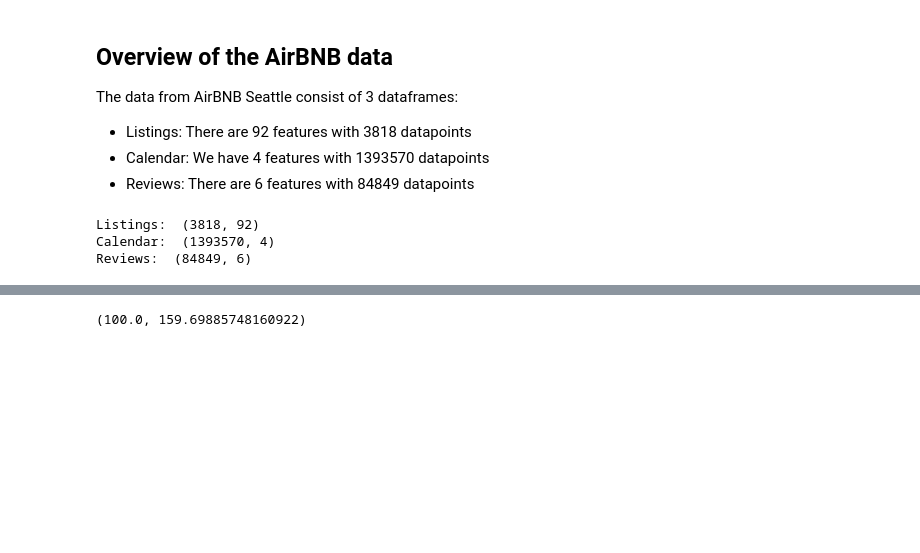
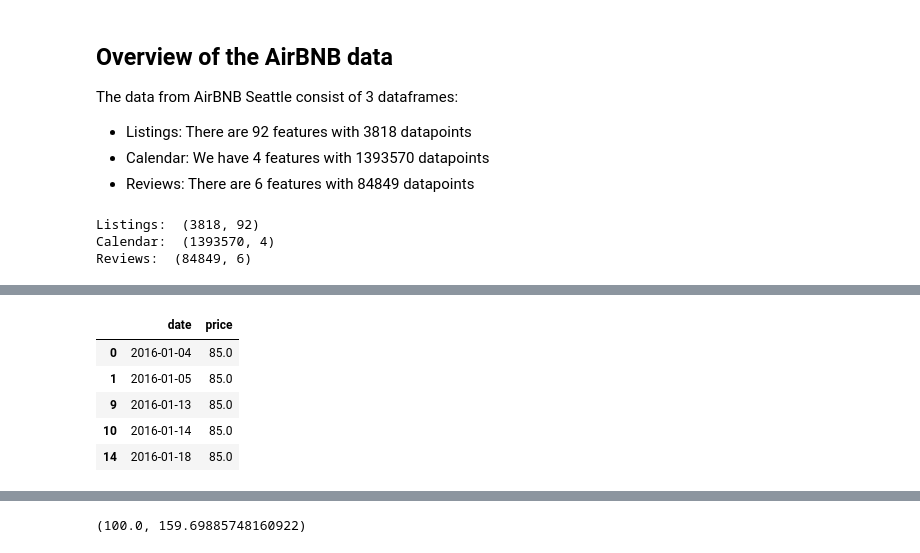
Before and after one commit to hsrsec/project1, a Jupyter notebook: Seattle_airbnb.ipynb, the cells around one changed output, grey strips where cells are left out. Cells and saved outputs as stored; diff of their text form; code cells hidden in the pictures; blank space fills up the shorter version.

```diff
--- a/Seattle_airbnb.ipynb
+++ b/Seattle_airbnb.ipynb
@@ -41,5 +54,20 @@ The first part concentrates on the **'calendar'** data. This data consists
 # %%
+# 1. *Data-Cleaning:* Eliminating (from the author's view) unnecessary features/ data
+calendar = calendar.drop(['listing_id'],axis=1)
+calendar = calendar[calendar['available'] == 't']
+calendar = calendar.drop(['available'], axis=1)
+
+# 2. *Data-Cleaning:* Convert the dtype of price from 'object' into a 'float64'
 calendar['price'].replace(to_replace=r'[\$,]', value='', inplace=True, regex=True)
 calendar['price'] = calendar['price'].astype('float64')
 calendar['date'] = pd.to_datetime(calendar['date'])
+
+calendar.head()
+# %% [output]
+|  | date | price |
+| 0 | 2016-01-04 | 85.0 |
+| 1 | 2016-01-05 | 85.0 |
+| 9 | 2016-01-13 | 85.0 |
+| 10 | 2016-01-14 | 85.0 |
+| 14 | 2016-01-18 | 85.0 |
 # %%
```
Also changed, not shown: parts of 8 cells of this notebook.
